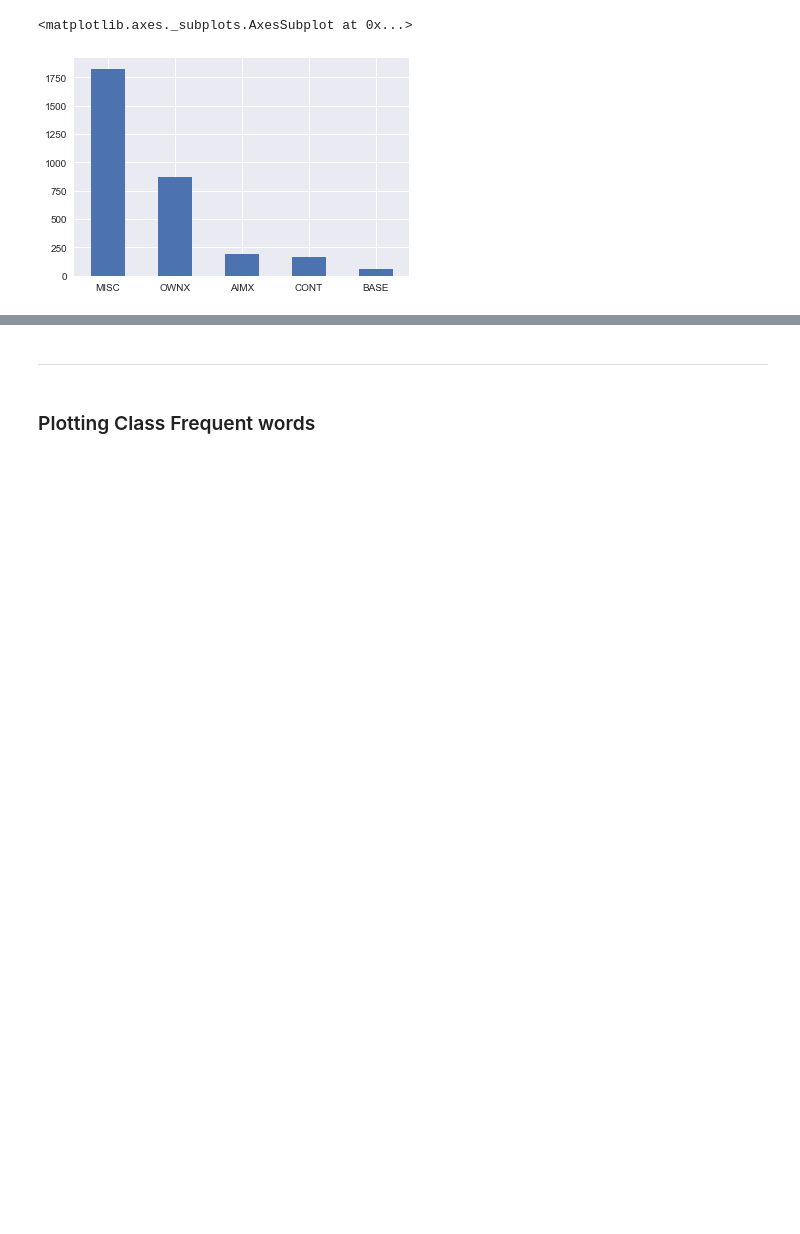
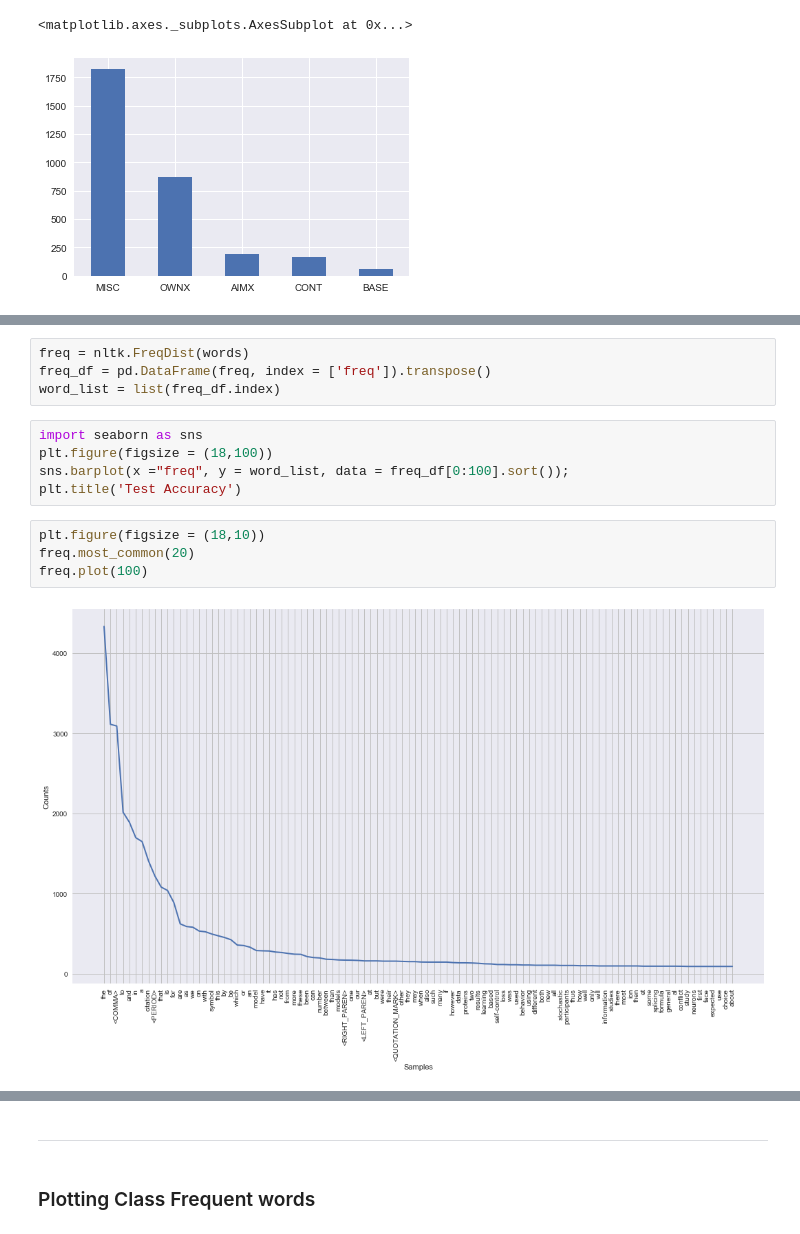
Before and after one commit to Vasuji/textClassification, a Jupyter notebook: 2.Exploratory_data_analysis.ipynb, the cells around one changed output, grey strips where cells are left out. Saved outputs shown, nothing was run; the diff lists cells and outputs as text; blank space fills up the shorter version.

```diff
--- a/2.Exploratory_data_analysis.ipynb
+++ b/2.Exploratory_data_analysis.ipynb
@@ -67,0 +126,15 @@ Data is little bit imbalanced
+# %%
+freq = nltk.FreqDist(words)
+freq_df = pd.DataFrame(freq, index = ['freq']).transpose()
+word_list = list(freq_df.index)
+# %%
+import seaborn as sns
+plt.figure(figsize = (18,100))
+sns.barplot(x ="freq", y = word_list, data = freq_df[0:100].sort());
+plt.title('Test Accuracy')
+# %%
+plt.figure(figsize = (18,10))
+freq.most_common(20)
+freq.plot(100)
+# %% [output]
+[figure, added]
```
Also changed, not shown: parts of 25 cells of this notebook, 12 other files.
